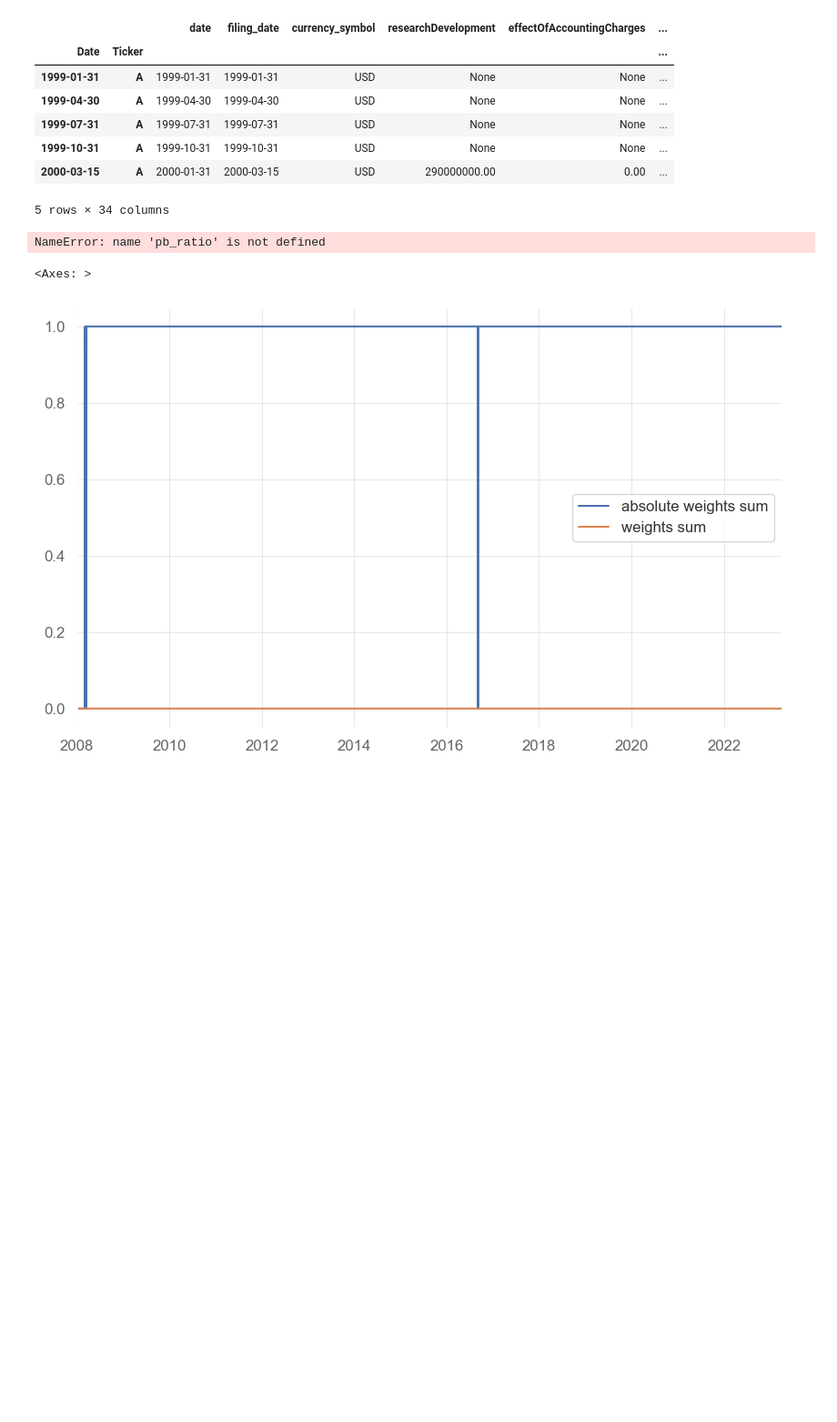
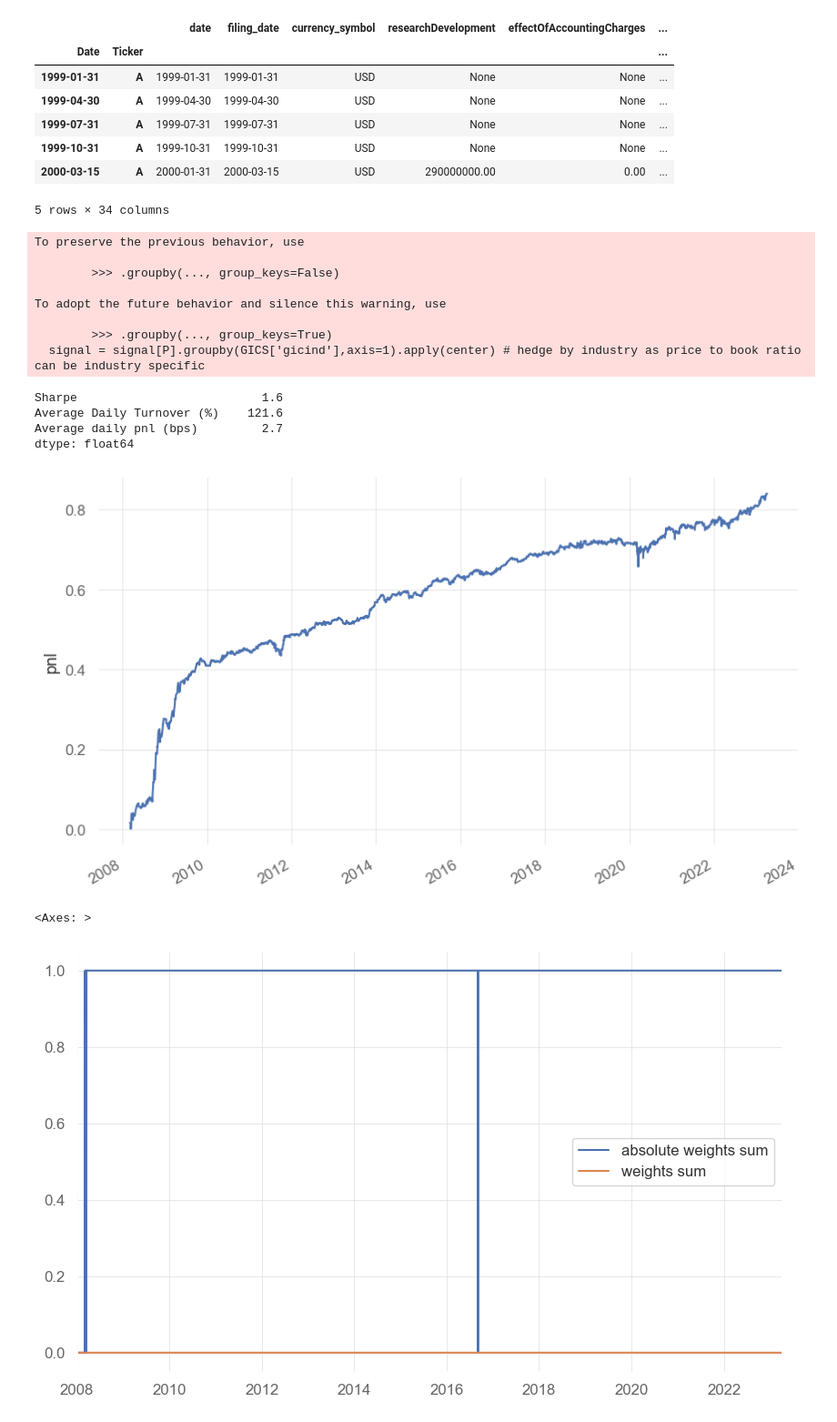
Before and after one commit to nabz78350/backtesting, a Jupyter notebook: strat_pb_ratio.ipynb, the cells around one changed output. Shown at 91% size. Drawn from its saved outputs; the diff is of its cells as text; code cells hidden in the pictures; blank space fills up the shorter version.

```diff
--- a/strat_pb_ratio.ipynb
+++ b/strat_pb_ratio.ipynb
@@ -74,21 +74,33 @@ pb_ratio = pb_ratio.reindex_like(P)
 # %%
 signal = pb_ratio[P].rank(axis=1,pct=True,ascending=True).clip(0.01,0.99).apply(norm.ppf) # cross sectional rank
 signal = signal[P].rolling(5).rank(axis=0,pct=True,ascending=False).clip(0.01,0.99) ## Time serie rank, decreasing for Mean reversion
 signal = signal[P].rank(axis=1,pct=True,ascending=True).clip(0.01,0.99).apply(norm.ppf) ## cross sectional rank again
 signal[signal.abs()<0.75] = None
 
 signal = signal[P].groupby(GICS['gicind'],axis=1).apply(center) # hedge by industry as price to book ratio can be industry specific
 signal = signal[P].div(signal.abs().sum(1),0)
 
 pnl = (signal[P].shift()*R).sum(1).replace({0:np.nan}).dropna()
 sr = sharpe(pnl)
 turnover = signal.fillna(0).diff().abs().sum(1).mean()
 pnl.cumsum().plot()
 
 plt.ylabel('pnl')
-pd.Series({'Sharpe':sr,'Daily Turnover (%)':turnover *100 ,'Average daily pnl (bps)':pnl.mean()*1e4}).round(1)
+pd.Series({'Sharpe':sr,'Average Daily Turnover (%)':turnover *100 ,'Average daily pnl (bps)':pnl.mean()*1e4}).round(1)
 # %% [output]
-NameError: name 'pb_ratio' is not defined
+To preserve the previous behavior, use
+
+        >>> .groupby(..., group_keys=False)
+
+To adopt the future behavior and silence this warning, use
+
+        >>> .groupby(..., group_keys=True)
+  signal = signal[P].groupby(GICS['gicind'],axis=1).apply(center) # hedge by industry as price to book ratio can be industry specific
+Sharpe                          1.6
+Average Daily Turnover (%)    121.6
+Average daily pnl (bps)         2.7
+dtype: float64
+[figure, added]
 # %%
 signal.abs().sum(1).plot(label = 'absolute weights sum',legend=True)
 signal.sum(1).plot(label='weights sum',legend=True)
```
Also changed, not shown: parts of 1 cell of this notebook, 9 other files.
